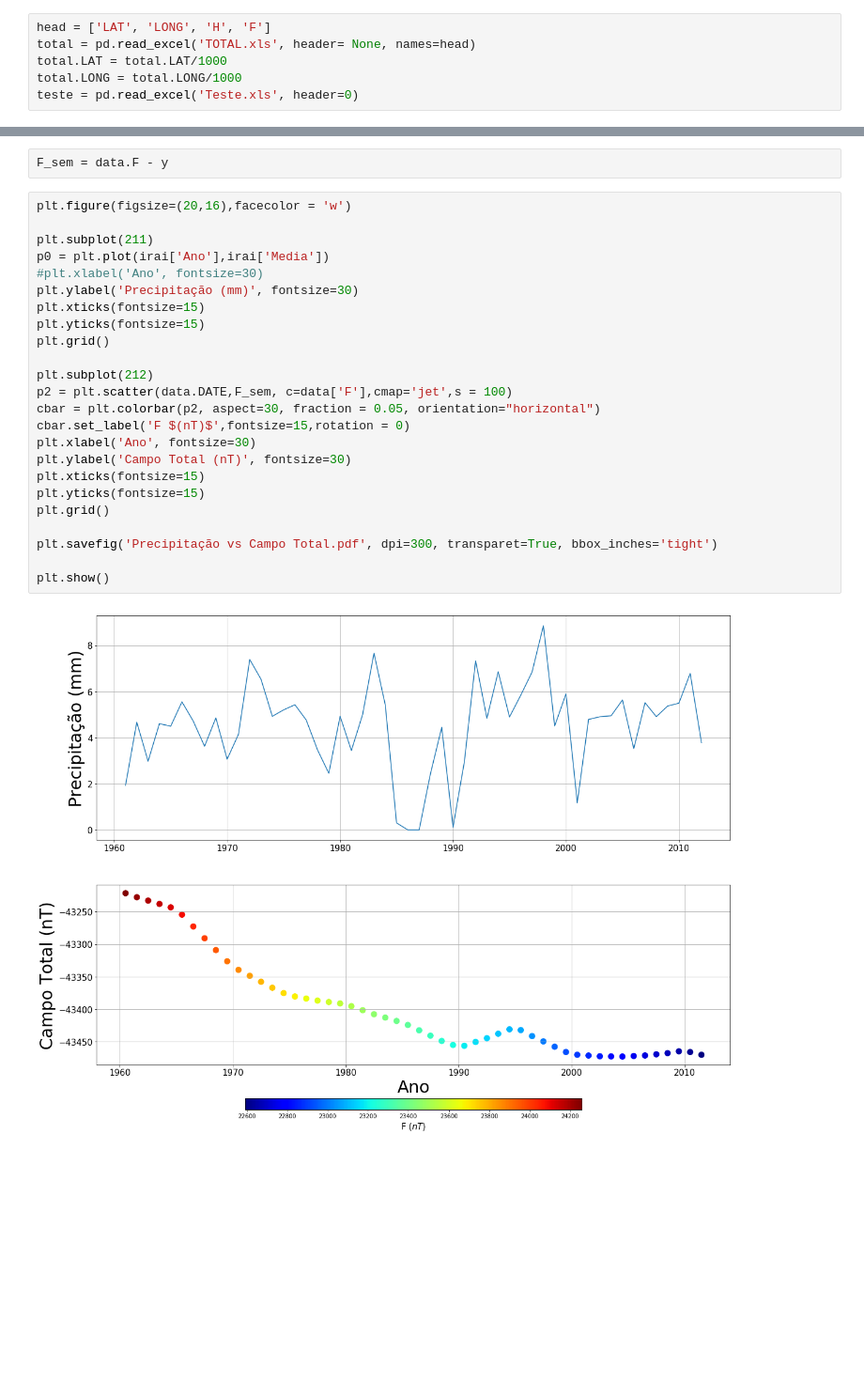
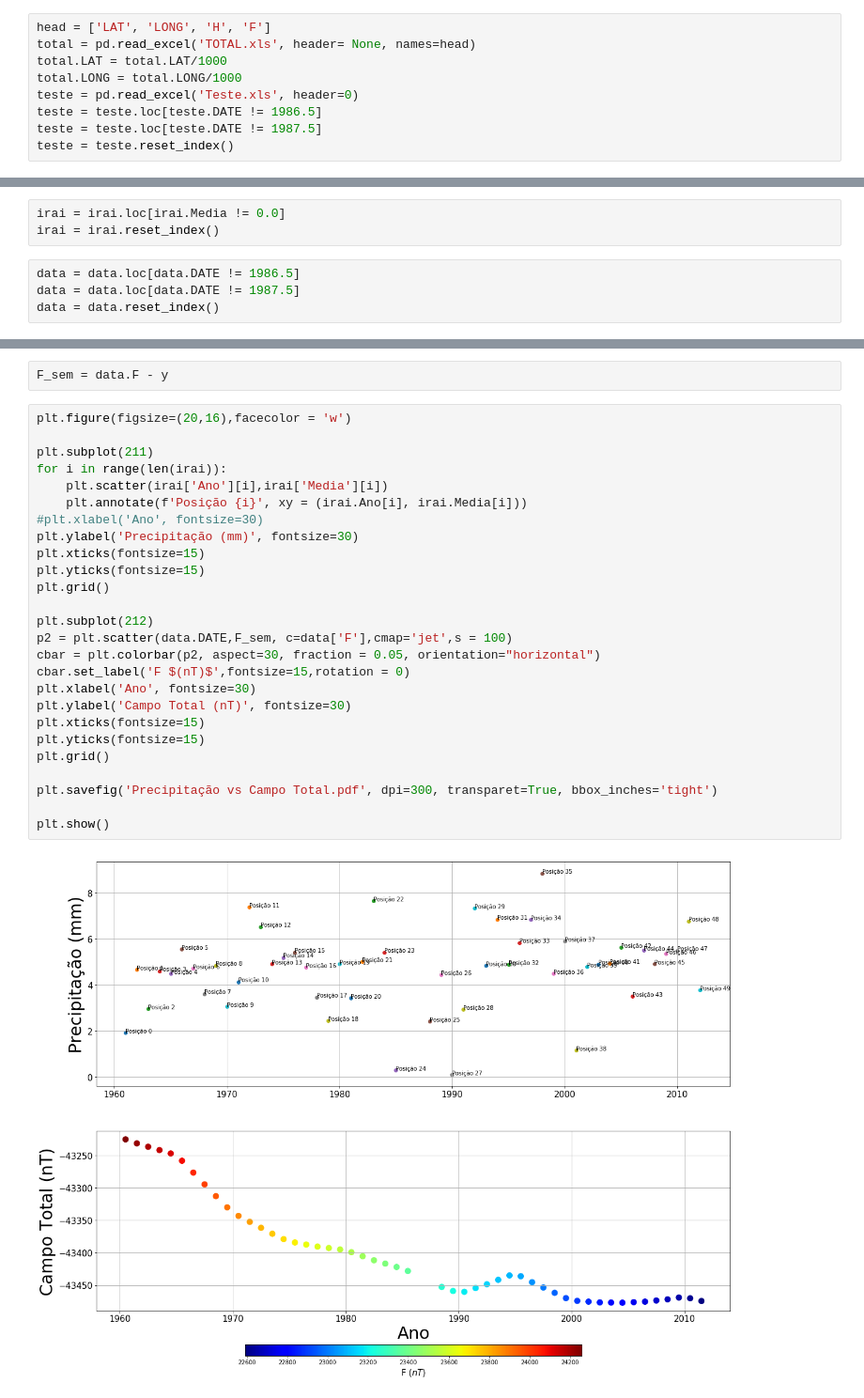
Before and after one commit to EdsonAlonso/Observat-rio-Nacional, a Jupyter notebook: Tratamento.ipynb, the cells around one changed output, grey strips where cells are left out. Shown at 94% size. Saved outputs shown, nothing was run; the diff lists cells and outputs as text; blank space fills up the shorter version.

```diff
--- a/Tratamento.ipynb
+++ b/Tratamento.ipynb
@@ -11,6 +19,9 @@ total = pd.read_excel('TOTAL.xls', header= None, names=head)
 total.LAT = total.LAT/1000
 total.LONG = total.LONG/1000
 teste = pd.read_excel('Teste.xls', header=0)
+teste = teste.loc[teste.DATE != 1986.5]
+teste = teste.loc[teste.DATE != 1987.5]
+teste = teste.reset_index()
 # %%
 plt.figure(figsize=(18,14), facecolor='w')
 bbox_props = dict(boxstyle="round,pad=0.3", ec="w", lw=1)
@@ -89,6 +95,13 @@ irai['Lat'] = -27.18
 irai['Long'] = -53.23
 header = ['Ano', 'Long','Lat','F']
 sama = pd.read_excel('Sama.xls')
+# %%
+irai = irai.loc[irai.Media != 0.0]
+irai = irai.reset_index()
+# %%
+data = data.loc[data.DATE != 1986.5]
+data = data.loc[data.DATE != 1987.5]
+data = data.reset_index()
 # %%
 plt.figure(figsize=(20,16),facecolor = 'w')
 
@@ -120,26 +133,28 @@ F_sem = data.F - y
 # %%
 plt.figure(figsize=(20,16),facecolor = 'w')
 
 plt.subplot(211)
-p0 = plt.plot(irai['Ano'],irai['Media'])
+for i in range(len(irai)):
+    plt.scatter(irai['Ano'][i],irai['Media'][i])
+    plt.annotate(f'Posição {i}', xy = (irai.Ano[i], irai.Media[i]))
 #plt.xlabel('Ano', fontsize=30)
 plt.ylabel('Precipitação (mm)', fontsize=30)
 plt.xticks(fontsize=15)
 plt.yticks(fontsize=15)
 plt.grid()
 
 plt.subplot(212)
 p2 = plt.scatter(data.DATE,F_sem, c=data['F'],cmap='jet',s = 100)
 cbar = plt.colorbar(p2, aspect=30, fraction = 0.05, orientation="horizontal")
 cbar.set_label('F $(nT)$',fontsize=15,rotation = 0)
 plt.xlabel('Ano', fontsize=30)
 plt.ylabel('Campo Total (nT)', fontsize=30)
 plt.xticks(fontsize=15)
 plt.yticks(fontsize=15)
 plt.grid()
 
 plt.savefig('Precipitação vs Campo Total.pdf', dpi=300, transparet=True, bbox_inches='tight')
 
 plt.show()
 # %% [output]
-[figure, old version]
+[figure, new version]
```
Also changed, not shown: parts of 13 cells of this notebook, 43 other files.
